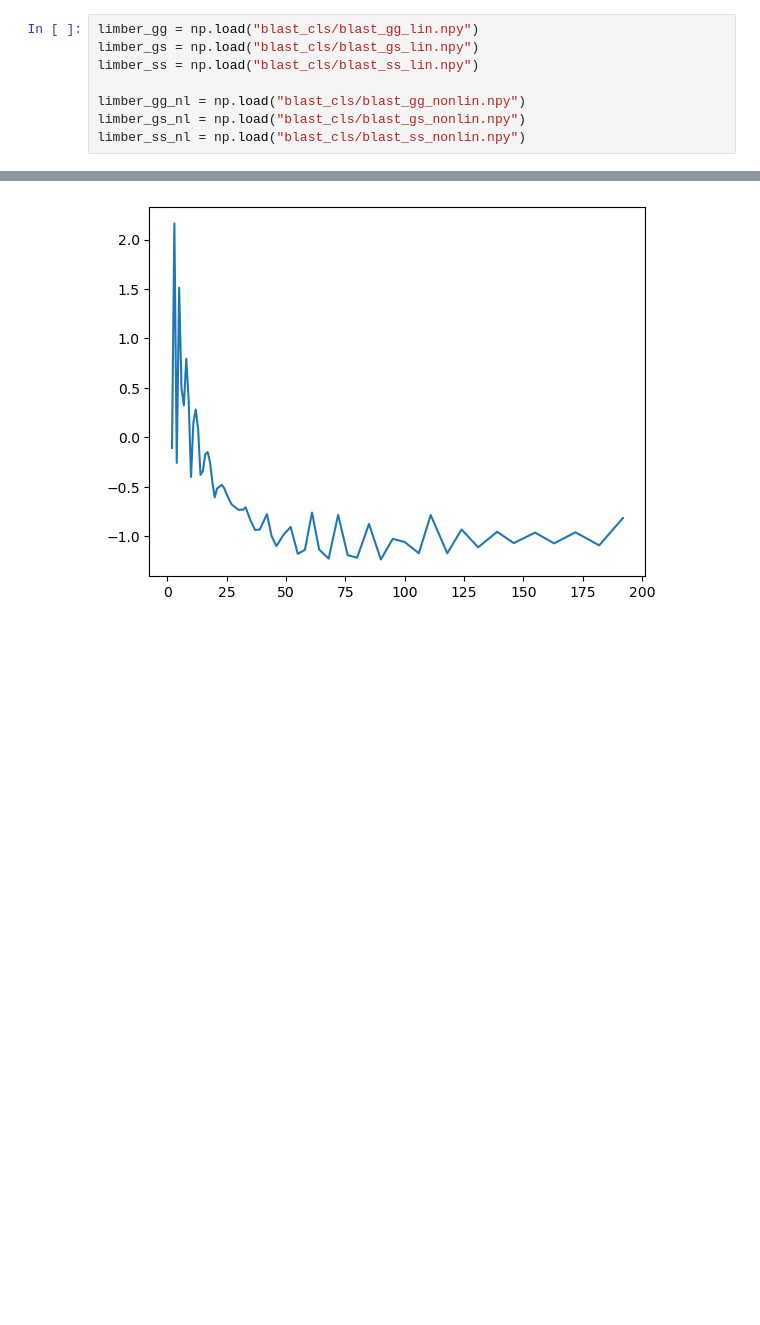
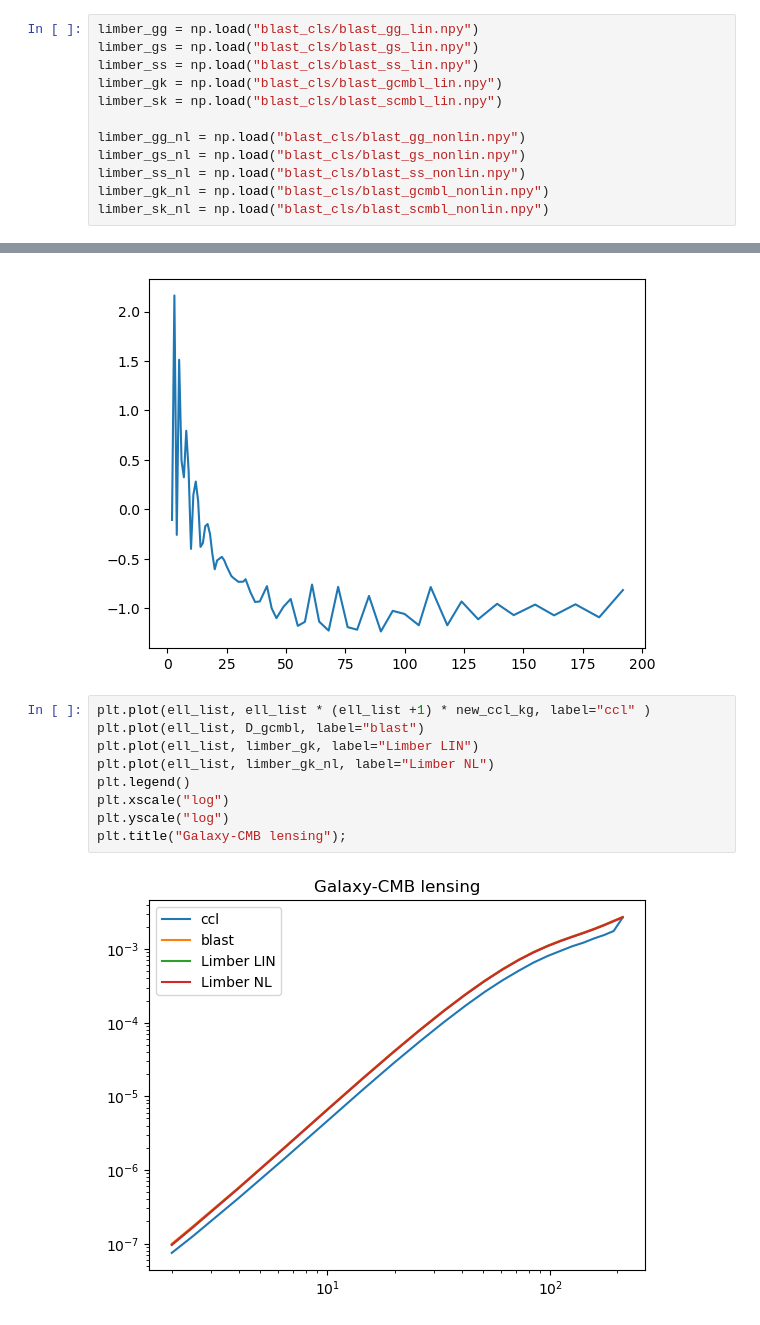
Before and after one commit to sofiachiarenza/Blastoise, a Jupyter notebook: overview.ipynb, the cells around one changed output, grey strips where cells are left out. Saved outputs shown, nothing was run; the diff lists cells and outputs as text; blank space fills up the shorter version.

```diff
--- a/overview.ipynb
+++ b/overview.ipynb
@@ -488,9 +488,13 @@ ss_fkem = cls_ss["cls"][0][cls_gg["ls"]<200]
 limber_gg = np.load("blast_cls/blast_gg_lin.npy")
 limber_gs = np.load("blast_cls/blast_gs_lin.npy")
 limber_ss = np.load("blast_cls/blast_ss_lin.npy")
+limber_gk = np.load("blast_cls/blast_gcmbl_lin.npy")
+limber_sk = np.load("blast_cls/blast_scmbl_lin.npy")
 
 limber_gg_nl = np.load("blast_cls/blast_gg_nonlin.npy")
 limber_gs_nl = np.load("blast_cls/blast_gs_nonlin.npy")
 limber_ss_nl = np.load("blast_cls/blast_ss_nonlin.npy")
+limber_gk_nl = np.load("blast_cls/blast_gcmbl_nonlin.npy")
+limber_sk_nl = np.load("blast_cls/blast_scmbl_nonlin.npy")
 # %%
 plt.plot(l_fkem, l_fkem*(l_fkem+1)*(gg_fkem), label="fkem")
@@ -558,3 +558,14 @@ plt.plot(l_fkem, 100*(1 -ss(l_fkem)/ss_fkem))
 # %% [output]
 [<matplotlib.lines.Line2D at 0x...>]
 [figure]
+# %%
+plt.plot(ell_list, ell_list * (ell_list +1) * new_ccl_kg, label="ccl" )
+plt.plot(ell_list, D_gcmbl, label="blast")
+plt.plot(ell_list, limber_gk, label="Limber LIN")
+plt.plot(ell_list, limber_gk_nl, label="Limber NL")
+plt.legend()
+plt.xscale("log")
+plt.yscale("log")
+plt.title("Galaxy-CMB lensing");
+# %% [output]
+[figure, added]
```
Also changed, not shown: parts of 7 cells of this notebook, 2 other files.
